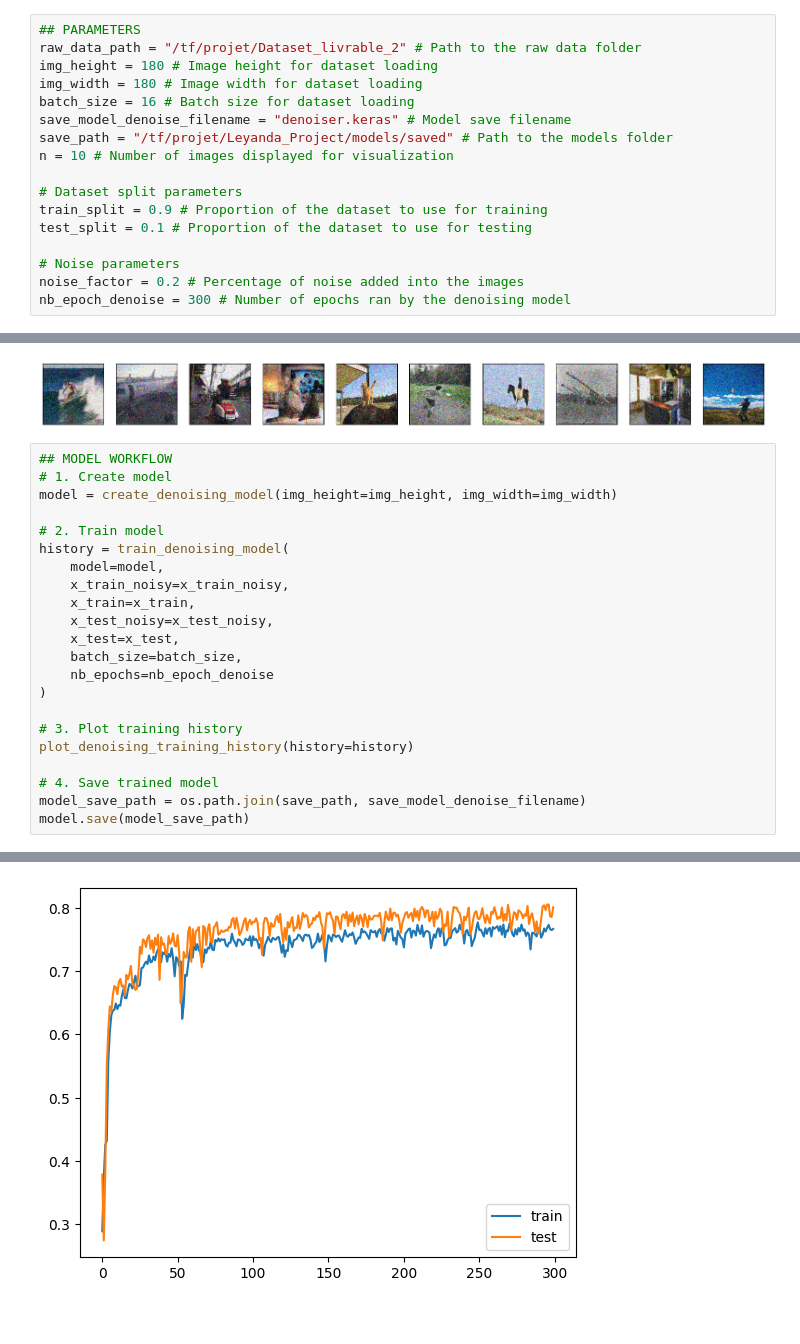
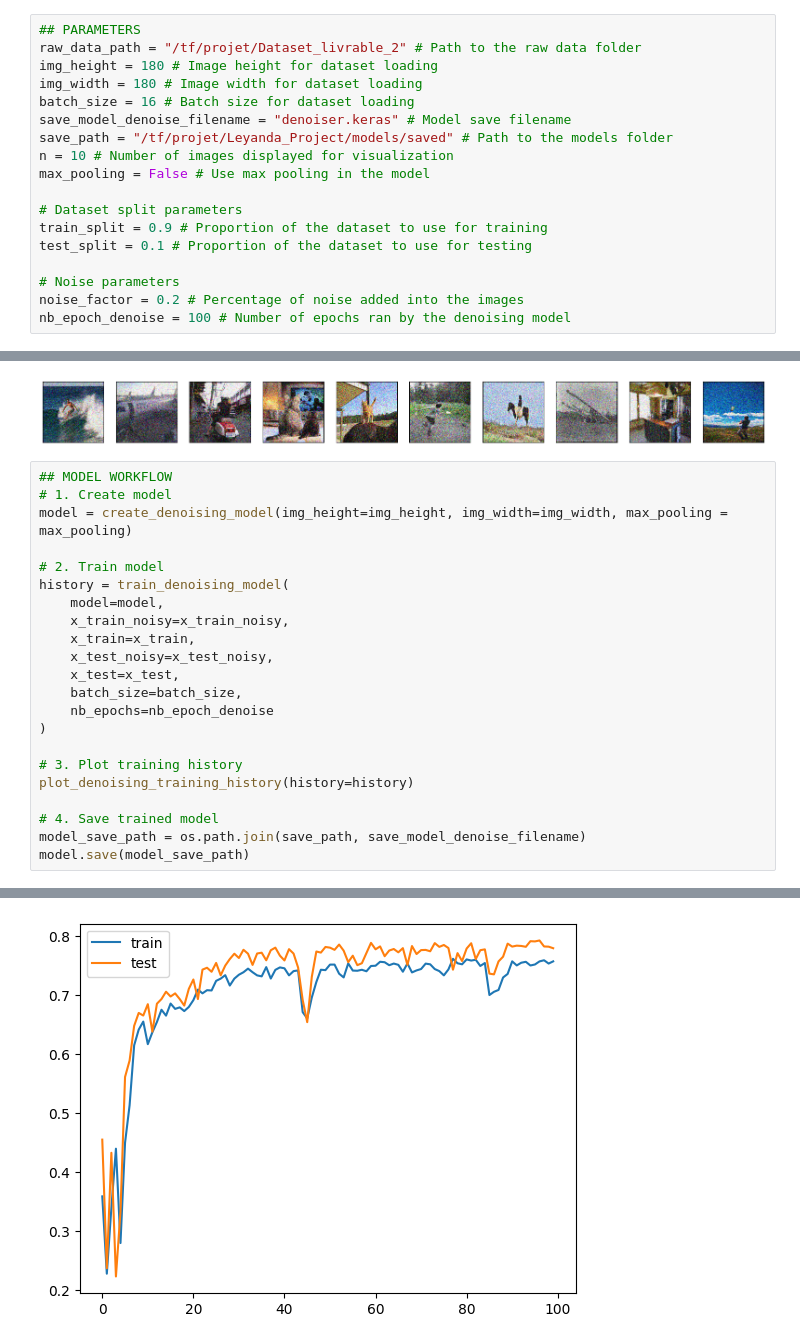
Before and after one commit to TouNoum/Leyanda, a Jupyter notebook: Leyanda_Project/Leyanda_Livrable_2.ipynb, the cells around one changed output, grey strips where cells are left out. Drawn from its saved outputs; the diff is of its cells as text.

Commit message:
feat: max_pooling

```diff
--- a/Leyanda_Project/Leyanda_Livrable_2.ipynb
+++ b/Leyanda_Project/Leyanda_Livrable_2.ipynb
@@ -49,6 +50,7 @@ batch_size = 16 # Batch size for dataset loading
 save_model_denoise_filename = "denoiser.keras" # Model save filename
 save_path = "/tf/projet/Leyanda_Project/models/saved" # Path to the models folder
 n = 10 # Number of images displayed for visualization
+max_pooling = False # Use max pooling in the model
 
 # Dataset split parameters
 train_split = 0.9 # Proportion of the dataset to use for training
@@ -56,7 +58,7 @@ test_split = 0.1 # Proportion of the dataset to use for testing
 
 # Noise parameters
 noise_factor = 0.2 # Percentage of noise added into the images
-nb_epoch_denoise = 300 # Number of epochs ran by the denoising model
+nb_epoch_denoise = 100 # Number of epochs ran by the denoising model
 # %%
 ## DATA PREPARATION WORKFLOW
 # 1. Check dataset existence
@@ -99,7 +101,7 @@ Normalizing images...
 # %%
 ## MODEL WORKFLOW
 # 1. Create model
-model = create_denoising_model(img_height=img_height, img_width=img_width)
+model = create_denoising_model(img_height=img_height, img_width=img_width, max_pooling = max_pooling)
 
 # 2. Train model
 history = train_denoising_model(
@@ -163,4 +163,4 @@ Epoch 300/300
-[figure, old version]
+[figure, new version]
 # %%
 ## EVALUATION AND INFERENCE
 # 1. Make inference
```
Also changed, not shown: parts of 3 cells of this notebook.
